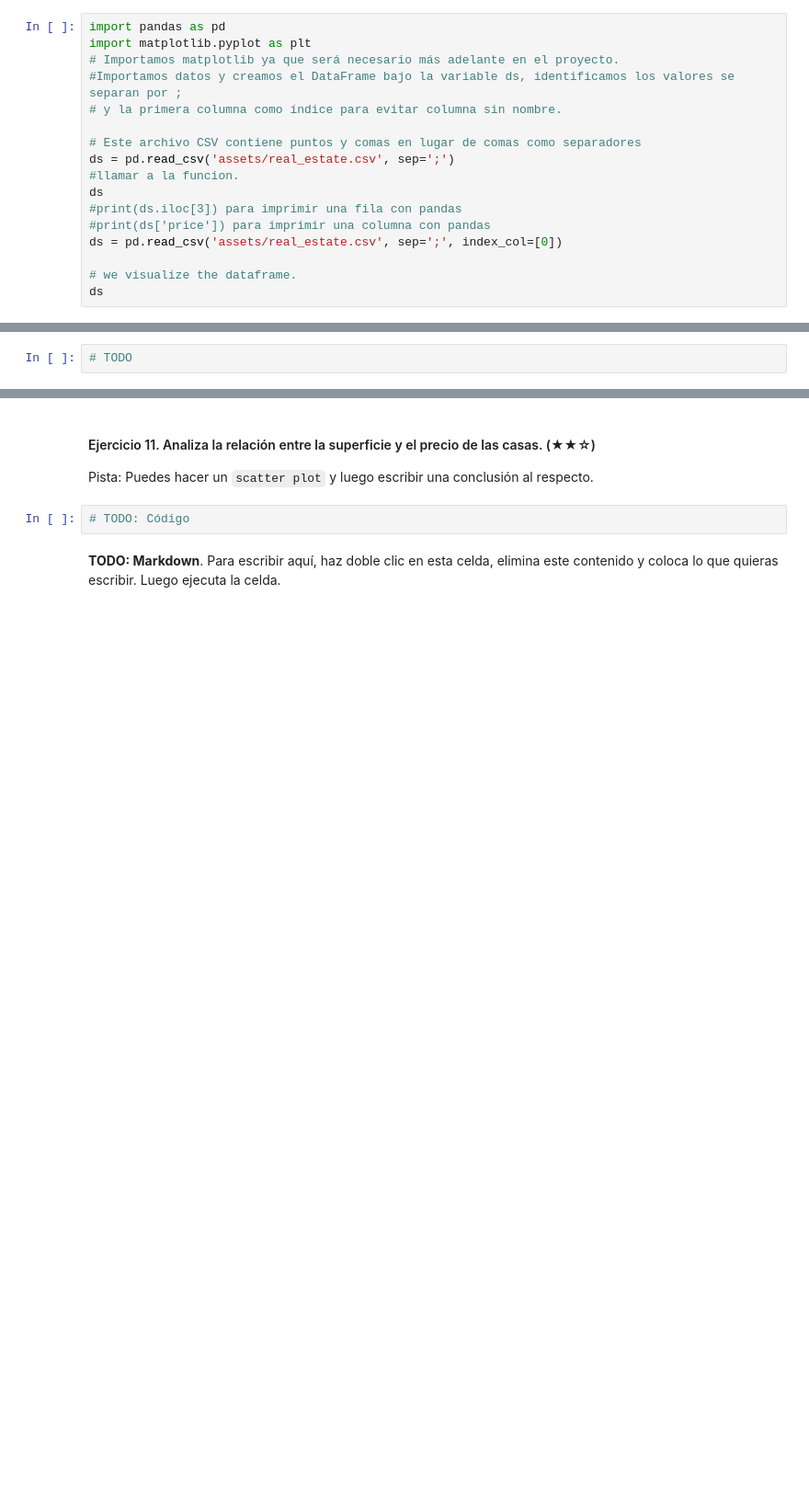
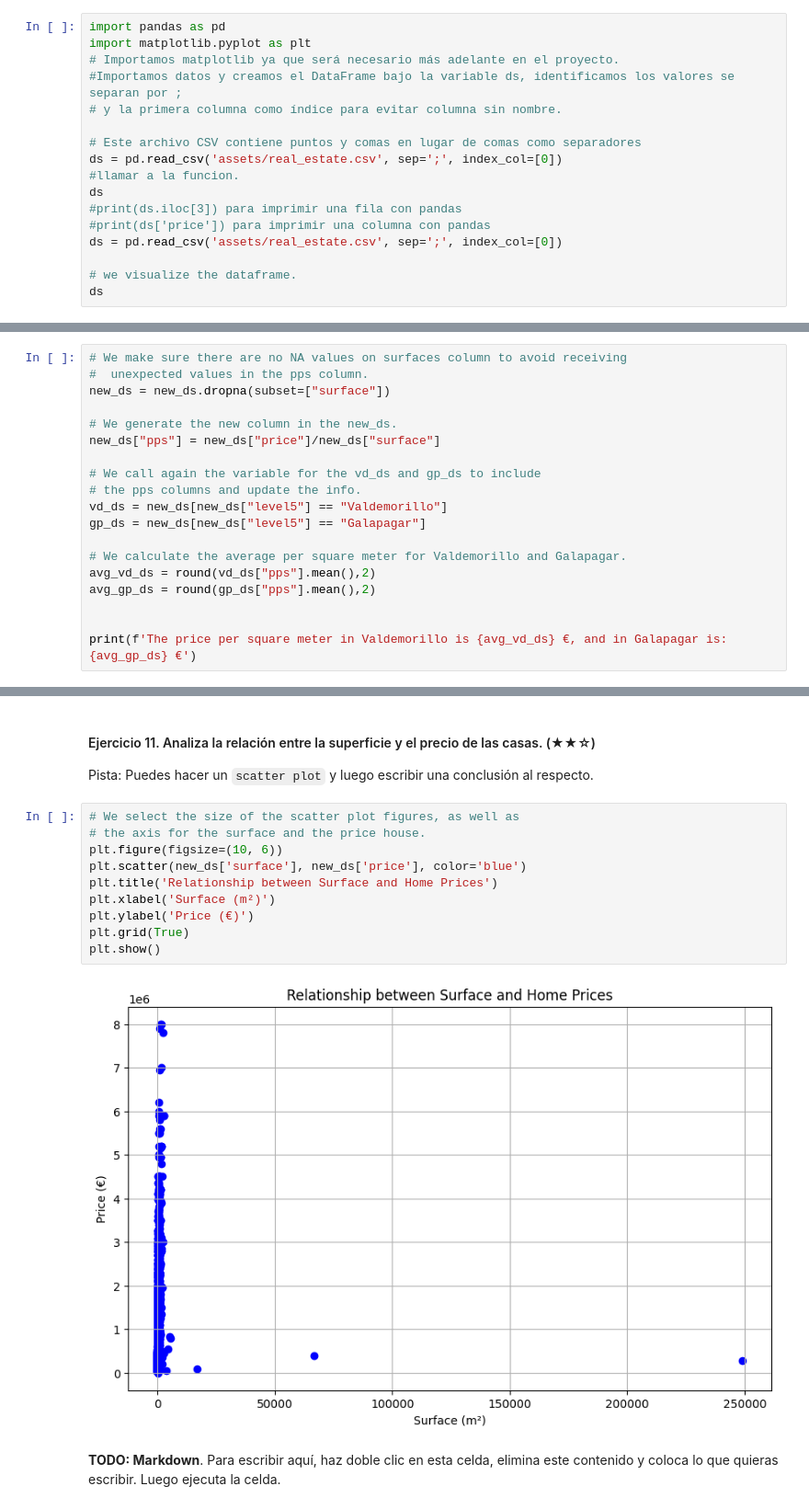
Before and after one commit to 4GeeksAcademy/realestate-datacleanup-exercise3, a Jupyter notebook: project.es.ipynb, the cells around one changed output, grey strips where cells are left out. Shown at 92% size. Cells and saved outputs as stored; diff of their text form; blank space fills up the shorter version.

```diff
--- a/project.es.ipynb
+++ b/project.es.ipynb
@@ -18,7 +18,7 @@ import matplotlib.pyplot as plt
 # y la primera columna como índice para evitar columna sin nombre.
 
 # Este archivo CSV contiene puntos y comas en lugar de comas como separadores
-ds = pd.read_csv('assets/real_estate.csv', sep=';')
+ds = pd.read_csv('assets/real_estate.csv', sep=';', index_col=[0])
 #llamar a la funcion.
 ds
 #print(ds.iloc[3]) para imprimir una fila con pandas
@@ -147,4 +240,21 @@ Imprime ambos promedios de precio por metro cuadrado y escribe una conclusión s
 
 Pista: Crea una nueva columna llamada `pps` (*price per square* o precio por metro cuadrado) y luego analiza los valores.
 # %%
-# TODO
+# We make sure there are no NA values on surfaces column to avoid receiving
+#  unexpected values in the pps column.
+new_ds = new_ds.dropna(subset=["surface"])
+
+# We generate the new column in the new_ds.
+new_ds["pps"] = new_ds["price"]/new_ds["surface"]
+
+# We call again the variable for the vd_ds and gp_ds to include
+# the pps columns and update the info.
+vd_ds = new_ds[new_ds["level5"] == "Valdemorillo"]
+gp_ds = new_ds[new_ds["level5"] == "Galapagar"]
+
+# We calculate the average per square meter for Valdemorillo and Galapagar.
+avg_vd_ds = round(vd_ds["pps"].mean(),2)
+avg_gp_ds = round(gp_ds["pps"].mean(),2)
+
+
+print(f'The price per square meter in Valdemorillo is {avg_vd_ds} €, and in Galapagar is: {avg_gp_ds} €')
@@ -153,7 +265,17 @@ Pista: Crea una nueva columna llamada `pps` (*price per square* o precio por met
 
 Pista: Puedes hacer un `scatter plot` y luego escribir una conclusión al respecto.
 # %%
-# TODO: Código
+# We select the size of the scatter plot figures, as well as
+# the axis for the surface and the price house.
+plt.figure(figsize=(10, 6))
+plt.scatter(new_ds['surface'], new_ds['price'], color='blue')
+plt.title('Relationship between Surface and Home Prices')
+plt.xlabel('Surface (m²)')
+plt.ylabel('Price (€)')
+plt.grid(True)
+plt.show()
+# %% [output]
+[figure, added]
 # %% [markdown]
 **TODO: Markdown**. Para escribir aquí, haz doble clic en esta celda, elimina este contenido y coloca lo que quieras escribir. Luego ejecuta la celda.
 # %% [markdown]
```
Also changed, not shown: parts of 22 cells of this notebook.
